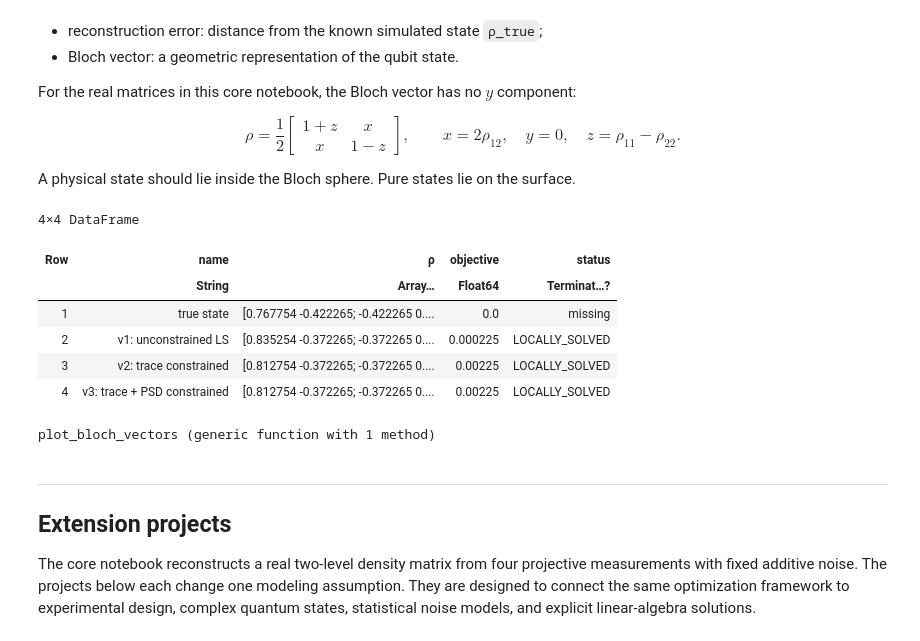
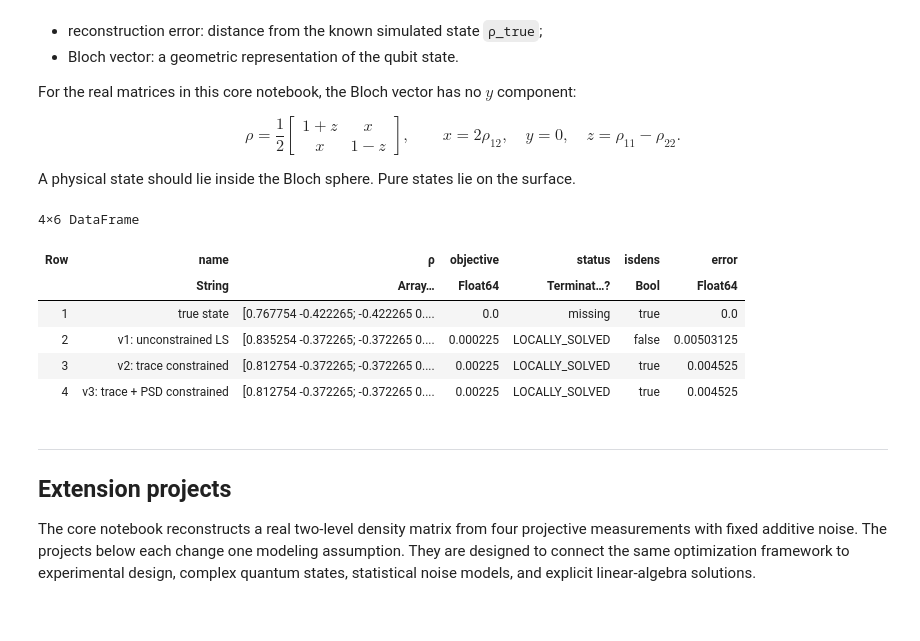
Before and after one commit to Ianborden/Quantum-APL, a Jupyter notebook: Week 2/quantum-state-tomography-student.ipynb, the cells around one changed output. Saved outputs shown, nothing was run; the diff lists cells and outputs as text; code cells hidden in the pictures.

Commit message:
Plotting error and work of extension projects

```diff
--- a/Week 2/quantum-state-tomography-student.ipynb
+++ b/Week 2/quantum-state-tomography-student.ipynb
@@ -304,32 +307,32 @@ A physical state should lie inside the Bloch sphere. Pure states lie on the surf
 # %%
 function is_physical_density_matrix(ρ; atol = 1e-8)
     return isapprox(tr(ρ), 1, atol= atol) && minimum(eigvals(ρ))>= -1 * atol
 end
 
 function reconstruction_error(ρ, ρ_reference)
-    return tr(transpose(ρ-ρ_reference)(ρ-ρ_reference))^1/2
+    return tr(transpose(ρ-ρ_reference)*(ρ-ρ_reference))^1/2
 end
 
 function bloch_vector(ρ)
     return [real(ρ[1,2] + ρ[2,1]); real(im*(ρ[1,2]- ρ[2,1])); 2 * real(ρ[1,1]) - 1]
 end
 
 reconstruction_records = [
-    (name = "true state", ρ = ρ_true, objective = 0.0, status = missing),
-    (name = "v1: unconstrained LS", ρ = ρ_v1, objective = J_v1, status = status_v1),
-    (name = "v2: trace constrained", ρ = ρ_v2, objective = J_v2, status = status_v2),
-    (name = "v3: trace + PSD constrained", ρ = ρ_v3, objective = J_v3, status = status_v3),
+    (name = "true state", ρ = ρ_true, objective = 0.0, status = missing, isdens = is_physical_density_matrix(ρ_true), error = reconstruction_error(ρ_true, ρ_true)),
+    (name = "v1: unconstrained LS", ρ = ρ_v1, objective = J_v1, status = status_v1, isdens = is_physical_density_matrix(ρ_v1), error = reconstruction_error(ρ_v1, ρ_true)),
+    (name = "v2: trace constrained", ρ = ρ_v2, objective = J_v2, status = status_v2, isdens = is_physical_density_matrix(ρ_v2), error = reconstruction_error(ρ_v2, ρ_true)),
+    (name = "v3: trace + PSD constrained", ρ = ρ_v3, objective = J_v3, status = status_v3, isdens = is_physical_density_matrix(ρ_v3), error = reconstruction_error(ρ_v3, ρ_true)),
 ]
 
 data = DataFrame(reconstruction_records)
 # %% [output]
-4×4 DataFrame
+4×6 DataFrame
-| Row | name | ρ | objective | status |
-|  | String | Array… | Float64 | Terminat…? |
-| 1 | true state | [0.767754 -0.422265; -0.422265 0.... | 0.0 | missing |
-| 2 | v1: unconstrained LS | [0.835254 -0.372265; -0.372265 0.... | 0.000225 | LOCALLY_SOLVED |
-| 3 | v2: trace constrained | [0.812754 -0.372265; -0.372265 0.... | 0.00225 | LOCALLY_SOLVED |
-| 4 | v3: trace + PSD constrained | [0.812754 -0.372265; -0.372265 0.... | 0.00225 | LOCALLY_SOLVED |
+| Row | name | ρ | objective | status | isdens | error |
+|  | String | Array… | Float64 | Terminat…? | Bool | Float64 |
+| 1 | true state | [0.767754 -0.422265; -0.422265 0.... | 0.0 | missing | true | 0.0 |
+| 2 | v1: unconstrained LS | [0.835254 -0.372265; -0.372265 0.... | 0.000225 | LOCALLY_SOLVED | false | 0.00503125 |
+| 3 | v2: trace constrained | [0.812754 -0.372265; -0.372265 0.... | 0.00225 | LOCALLY_SOLVED | true | 0.004525 |
+| 4 | v3: trace + PSD constrained | [0.812754 -0.372265; -0.372265 0.... | 0.00225 | LOCALLY_SOLVED | true | 0.004525 |
 # %%
 function plot_bloch_vectors(reconstruction_records)
     b = Bloch()
@@ -342,8 +345,7 @@ function plot_bloch_vectors(reconstruction_records)
     fig
     # TODO: Plot Bloch-sphere vectors for the true state and the three reconstructions.
 end
+plot_bloch_vectors(reconstruction_records)
-# %% [output]
-plot_bloch_vectors (generic function with 1 method)
 # %% [markdown]
 ---
 
```
Also changed, not shown: parts of 6 cells of this notebook.
